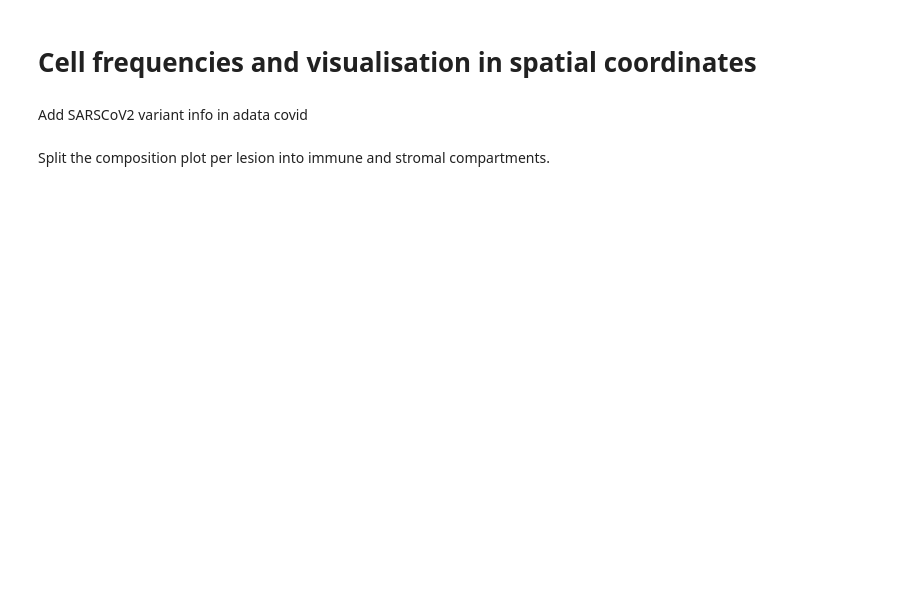
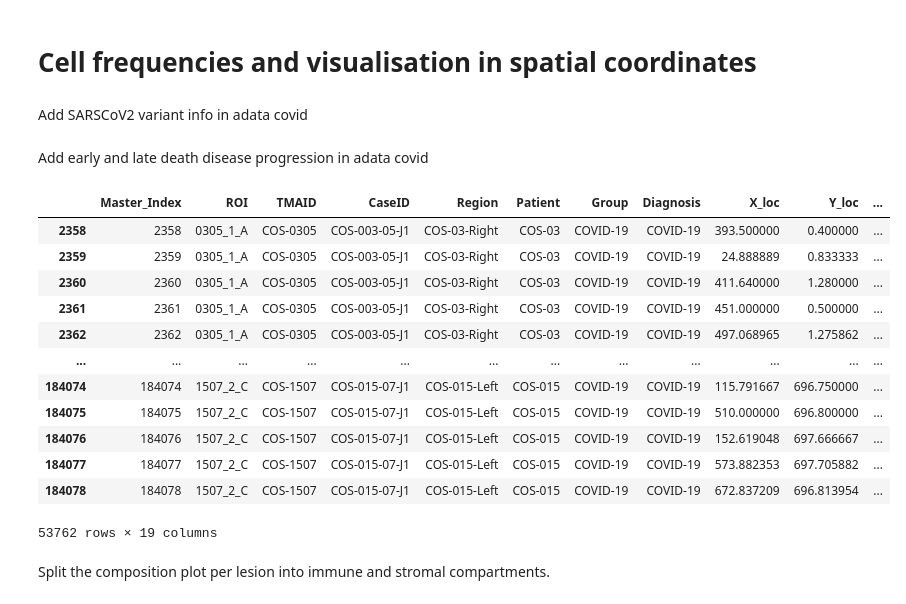
Before and after one commit to joaolsf/Spatial_Single_Cell_Lung_Atlas_Malawi_COVID, a Jupyter notebook: Analysis/Single-cell analysis/DC_analysis_SCANPY.ipynb, the cells around one changed output. Saved outputs shown, nothing was run; the diff lists cells and outputs as text; code cells hidden in the pictures; blank space fills up the shorter version.

```diff
--- a/Analysis/Single-cell analysis/DC_analysis_SCANPY.ipynb
+++ b/Analysis/Single-cell analysis/DC_analysis_SCANPY.ipynb
@@ -1409,0 +1432,23 @@ ad_covid = adata_COVID[~adata_COVID.obs['cell_type'].isin(['RBCs']),:].copy()
+# %% [markdown]
+Add early and late death disease progression in adata covid
+# %%
+# Adding early vs late death disease progression info
+anno = pd.read_csv(filepath_or_buffer='./1_CSV files/adata_COVID/obs.csv', index_col=1)
+# %%
+adata_COVID.obs['Progression'] = anno['Progression'].values
+# %%
+adata_COVID.obs
+# %% [output]
+|  | Master_Index | ROI | TMAID | CaseID | Region | Patient | Group | Diagnosis | X_loc | Y_loc | ... |
+| 2358 | 2358 | 0305_1_A | COS-0305 | COS-003-05-J1 | COS-03-Right | COS-03 | COVID-19 | COVID-19 | 393.500000 | 0.400000 | ... |
+| 2359 | 2359 | 0305_1_A | COS-0305 | COS-003-05-J1 | COS-03-Right | COS-03 | COVID-19 | COVID-19 | 24.888889 | 0.833333 | ... |
+| 2360 | 2360 | 0305_1_A | COS-0305 | COS-003-05-J1 | COS-03-Right | COS-03 | COVID-19 | COVID-19 | 411.640000 | 1.280000 | ... |
+| 2361 | 2361 | 0305_1_A | COS-0305 | COS-003-05-J1 | COS-03-Right | COS-03 | COVID-19 | COVID-19 | 451.000000 | 0.500000 | ... |
+| 2362 | 2362 | 0305_1_A | COS-0305 | COS-003-05-J1 | COS-03-Right | COS-03 | COVID-19 | COVID-19 | 497.068965 | 1.275862 | ... |
+| ... | ... | ... | ... | ... | ... | ... | ... | ... | ... | ... | ... |
+| 184074 | 184074 | 1507_2_C | COS-1507 | COS-015-07-J1 | COS-015-Left | COS-015 | COVID-19 | COVID-19 | 115.791667 | 696.750000 | ... |
+| 184075 | 184075 | 1507_2_C | COS-1507 | COS-015-07-J1 | COS-015-Left | COS-015 | COVID-19 | COVID-19 | 510.000000 | 696.800000 | ... |
+| 184076 | 184076 | 1507_2_C | COS-1507 | COS-015-07-J1 | COS-015-Left | COS-015 | COVID-19 | COVID-19 | 152.619048 | 697.666667 | ... |
+| 184077 | 184077 | 1507_2_C | COS-1507 | COS-015-07-J1 | COS-015-Left | COS-015 | COVID-19 | COVID-19 | 573.882353 | 697.705882 | ... |
+| 184078 | 184078 | 1507_2_C | COS-1507 | COS-015-07-J1 | COS-015-Left | COS-015 | COVID-19 | COVID-19 | 672.837209 | 696.813954 | ... |
+53762 rows × 19 columns
```
Also changed, not shown: parts of 14 cells of this notebook, 3 other files.
